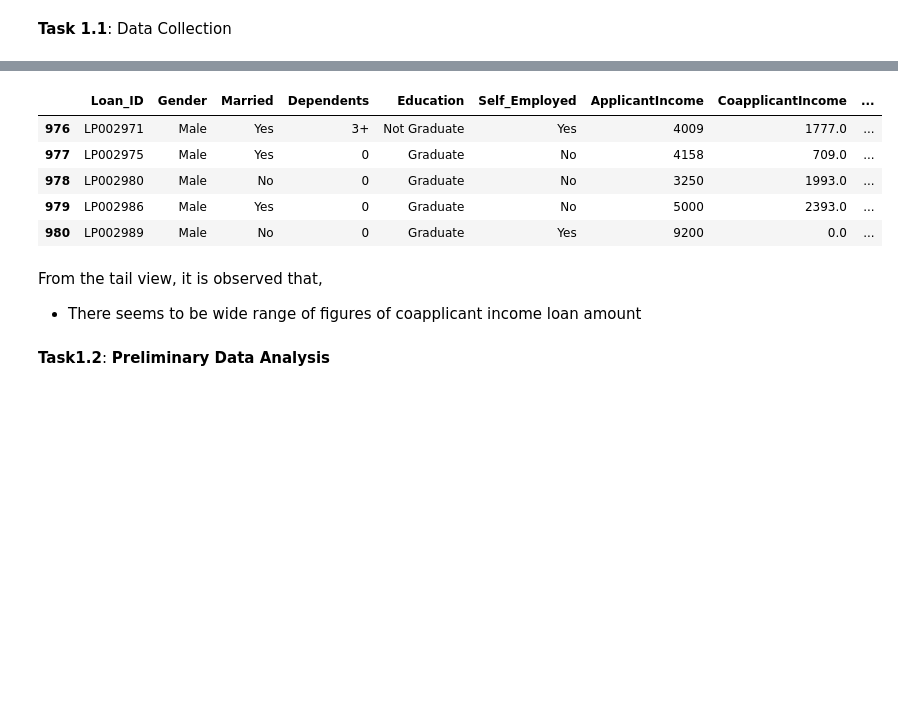
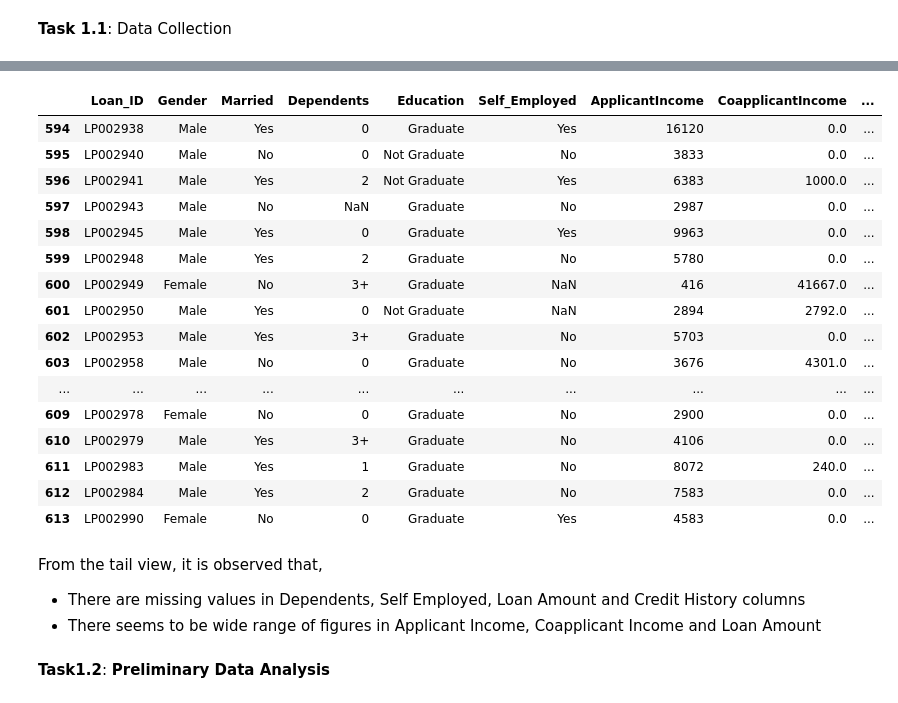
Before and after one commit to Adelegan-JD/TASKS, a Jupyter notebook: Week_11/adelegan_deborah_task_25.ipynb, the cells around one changed output, grey strips where cells are left out. Saved outputs shown, nothing was run; the diff lists cells and outputs as text; code cells hidden in the pictures; blank space fills up the shorter version.

```diff
--- a/Week_11/adelegan_deborah_task_25.ipynb
+++ b/Week_11/adelegan_deborah_task_25.ipynb
@@ -35,16 +45,27 @@ There are missing values in the Loan Status
-# %%
-df.tail()
-# %% [output]
-|  | Loan_ID | Gender | Married | Dependents | Education | Self_Employed | ApplicantIncome | CoapplicantIncome | ... |
-| 976 | LP002971 | Male | Yes | 3+ | Not Graduate | Yes | 4009 | 1777.0 | ... |
-| 977 | LP002975 | Male | Yes | 0 | Graduate | No | 4158 | 709.0 | ... |
-| 978 | LP002980 | Male | No | 0 | Graduate | No | 3250 | 1993.0 | ... |
-| 979 | LP002986 | Male | Yes | 0 | Graduate | No | 5000 | 2393.0 | ... |
-| 980 | LP002989 | Male | No | 0 | Graduate | Yes | 9200 | 0.0 | ... |
+# %%
+df.tail(20)
+# %% [output]
+|  | Loan_ID | Gender | Married | Dependents | Education | Self_Employed | ApplicantIncome | CoapplicantIncome | ... |
+| 594 | LP002938 | Male | Yes | 0 | Graduate | Yes | 16120 | 0.0 | ... |
+| 595 | LP002940 | Male | No | 0 | Not Graduate | No | 3833 | 0.0 | ... |
+| 596 | LP002941 | Male | Yes | 2 | Not Graduate | Yes | 6383 | 1000.0 | ... |
+| 597 | LP002943 | Male | No | NaN | Graduate | No | 2987 | 0.0 | ... |
+| 598 | LP002945 | Male | Yes | 0 | Graduate | Yes | 9963 | 0.0 | ... |
+| 599 | LP002948 | Male | Yes | 2 | Graduate | No | 5780 | 0.0 | ... |
+| 600 | LP002949 | Female | No | 3+ | Graduate | NaN | 416 | 41667.0 | ... |
+| 601 | LP002950 | Male | Yes | 0 | Not Graduate | NaN | 2894 | 2792.0 | ... |
+| 602 | LP002953 | Male | Yes | 3+ | Graduate | No | 5703 | 0.0 | ... |
+| 603 | LP002958 | Male | No | 0 | Graduate | No | 3676 | 4301.0 | ... |
+| ... | ... | ... | ... | ... | ... | ... | ... | ... | ... |
+| 609 | LP002978 | Female | No | 0 | Graduate | No | 2900 | 0.0 | ... |
+| 610 | LP002979 | Male | Yes | 3+ | Graduate | No | 4106 | 0.0 | ... |
+| 611 | LP002983 | Male | Yes | 1 | Graduate | No | 8072 | 240.0 | ... |
+| 612 | LP002984 | Male | Yes | 2 | Graduate | No | 7583 | 0.0 | ... |
+| 613 | LP002990 | Female | No | 0 | Graduate | Yes | 4583 | 0.0 | ... |
 # %% [markdown]
 From the tail view, it is observed that,
-
-- There seems to be wide range of figures of coapplicant income loan amount
+- There are missing values in Dependents, Self Employed, Loan Amount and Credit History columns
+- There seems to be wide range of figures in Applicant Income, Coapplicant Income and Loan Amount
 # %% [markdown]
 **Task1.2**: **Preliminary Data Analysis**
 # %%
```
Also changed, not shown: parts of 7 cells of this notebook, 1 other file.
